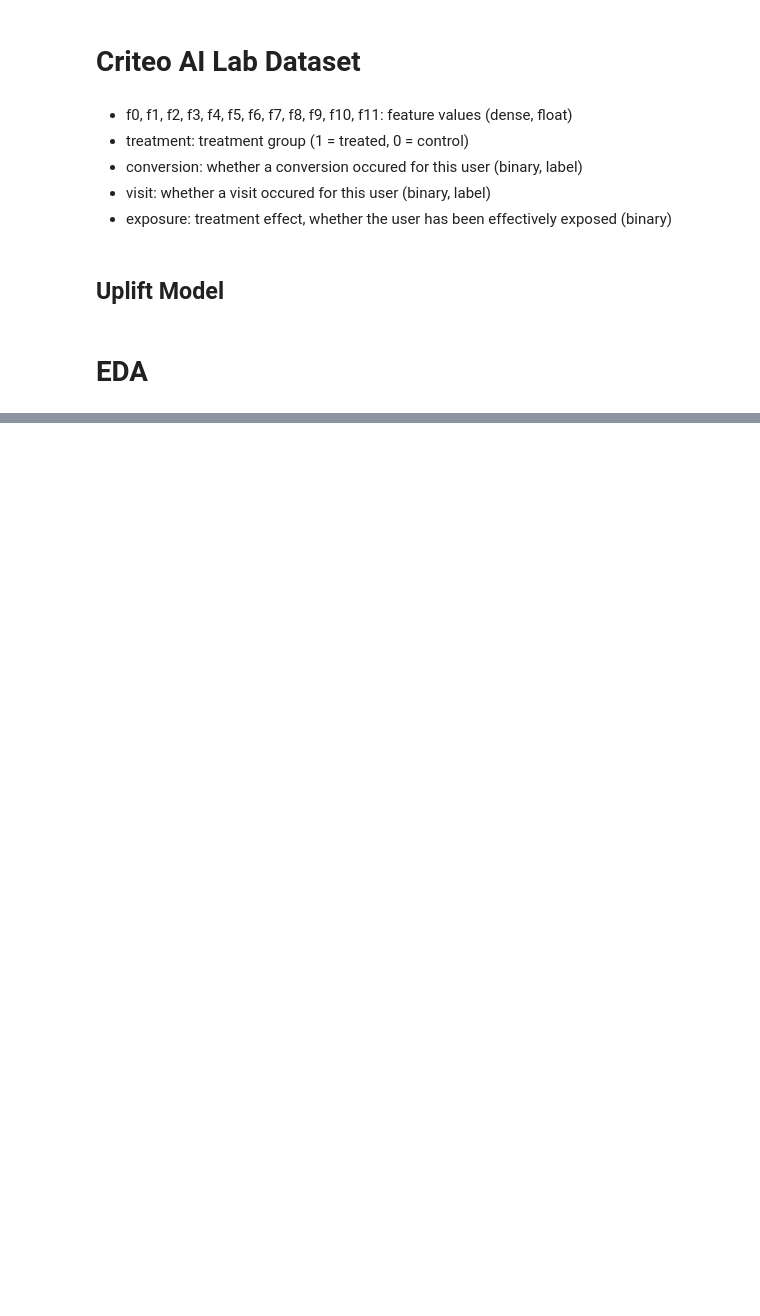
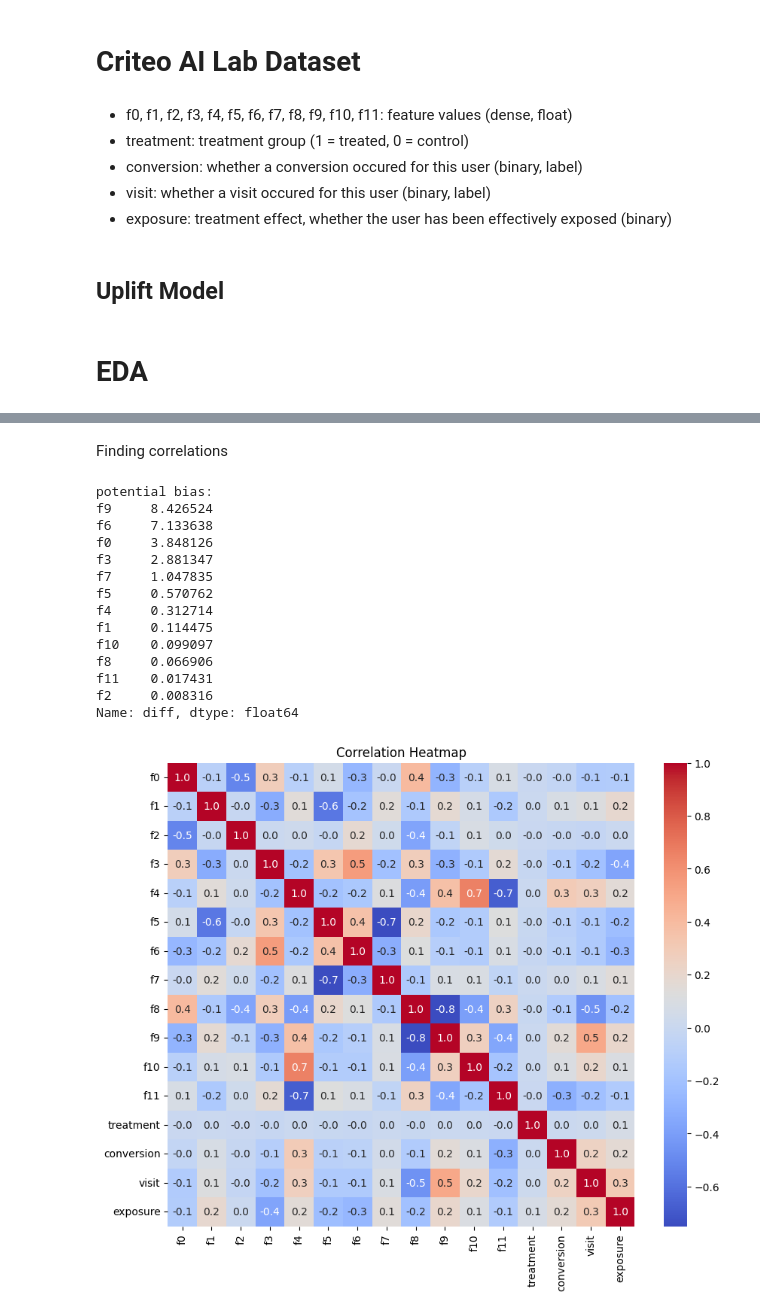
Before and after one commit to anicholson6/Personal-Portfolio, a Jupyter notebook: uplift-models/Criteo_Uplift_Model.ipynb, the cells around one changed output, grey strips where cells are left out. Saved outputs shown, nothing was run; the diff lists cells and outputs as text; code cells hidden in the pictures; blank space fills up the shorter version.

```diff
--- a/uplift-models/Criteo_Uplift_Model.ipynb
+++ b/uplift-models/Criteo_Uplift_Model.ipynb
@@ -29,3 +23,5 @@ ModuleNotFoundError: No module named 'matplotlib.backends.registry'
 ## Uplift Model
 # %% [markdown]
 # EDA
+# %%
+df=pd.read_csv("Data/criteo-uplift-v2.1.csv")
@@ -31,0 +90,32 @@ ModuleNotFoundError: No module named 'matplotlib.backends.registry'
+# %% [markdown]
+Finding correlations
+# %%
+features = [f'f{i}' for i in range(12)]
+# comparing means of treatment vs control
+stats = df.groupby('exposure')[features].mean().T
+stats['diff'] = (stats[1] - stats[0]).abs()
+print("potential bias:")
+print(stats['diff'].sort_values(ascending=False))
+
+# Correlation heatmap
+plt.figure(figsize=(10,8))
+corr = df.corr()
+sns.heatmap(corr, annot=True, cmap='coolwarm', fmt=".1f")
+plt.title("Correlation Heatmap")
+plt.show()
+# %% [output]
+potential bias:
+f9     8.426524
+f6     7.133638
+f0     3.848126
+f3     2.881347
+f7     1.047835
+f5     0.570762
+f4     0.312714
+f1     0.114475
+f10    0.099097
+f8     0.066906
+f11    0.017431
+f2     0.008316
+Name: diff, dtype: float64
+[figure, added]
```
Also changed, not shown: parts of 13 cells of this notebook.
